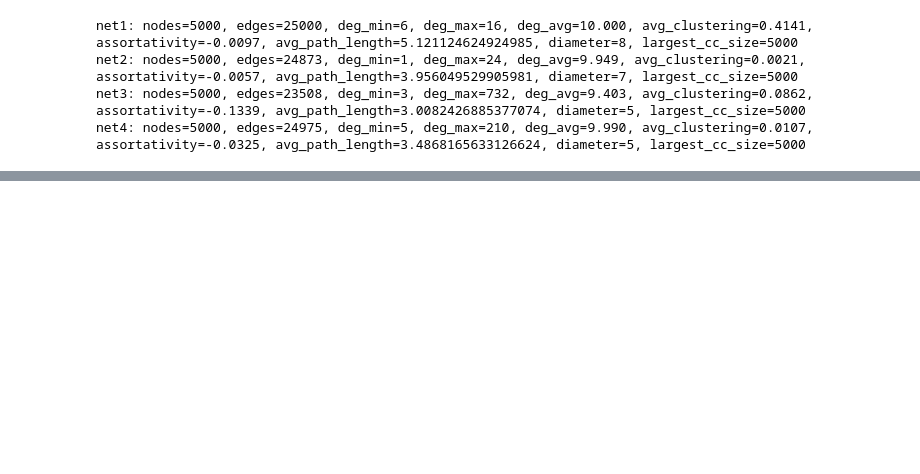
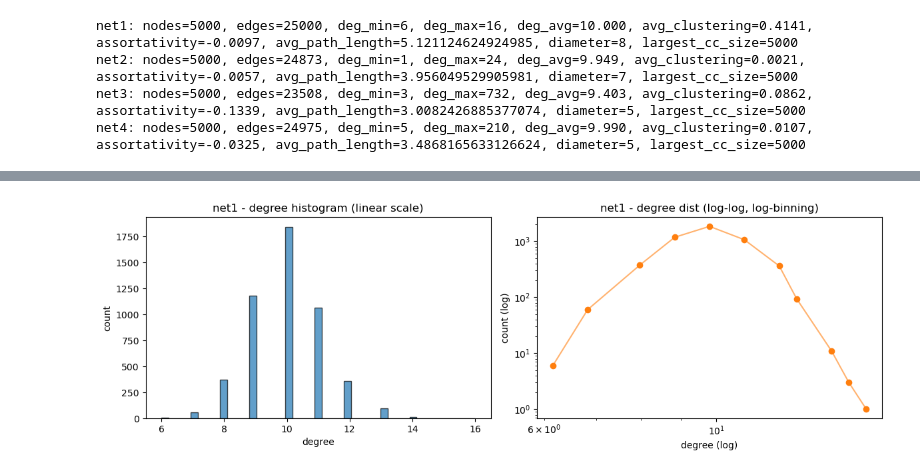
Before and after one commit to adrianrefe4/MHEDAS---CN-A1, a Jupyter notebook: GroupA_AATAB_REDONDO_A1.ipynb, the cells around one changed output, grey strips where cells are left out. Saved outputs shown, nothing was run; the diff lists cells and outputs as text; code cells hidden in the pictures; blank space fills up the shorter version.

```diff
--- a/GroupA_AATAB_REDONDO_A1.ipynb
+++ b/GroupA_AATAB_REDONDO_A1.ipynb
@@ -171,0 +178,96 @@ net4: nodes=5000, edges=24975, deg_min=5, deg_max=210, deg_avg=9.990, avg_cluste
+# %%
+import numpy as np
+from collections import Counter
+
+import matplotlib.pyplot as plt
+
+targets = [('net1', net1), ('net2', net2), ('net3', net3), ('net4', net4)]
+
+recommendations = {}
+
+for name, G in targets:
+    if G is None:
+        print(f"{name}: not loaded")
+        recommendations[name] = None
+        continue
+
+    degs = [d for _, d in G.degree()]
+    if len(degs) == 0:
+        print(f"{name}: no nodes")
+        recommendations[name] = None
+        continue
+
+    deg_min = max(1, min(degs))  # ensure >=1 for log-binning
+    deg_max = max(degs)
+    ratio = deg_max / deg_min if deg_min > 0 else np.inf
+
+    # Linear histogram
+    fig, axes = plt.subplots(1, 2, figsize=(12, 4))
+    axes[0].hist(degs, bins='auto', color='C0', edgecolor='k', alpha=0.7)
+    axes[0].set_title(f"{name} - degree histogram (linear scale)")
+    axes[0].set_xlabel("degree")
+    axes[0].set_ylabel("count")
+
+    # Log-log histogram with logarithmic binning
+    nbins = 20
+    bins = np.logspace(np.log10(deg_min), np.log10(max(deg_max, deg_min + 1)), nbins)
+    counts, edges = np.histogram(degs, bins=bins)
+    # compute bin centers as geometric mean
+    centers = np.sqrt(edges[:-1] * edges[1:])
+
+    # Plot on log-log
+    ax = axes[1]
+    nonzero = counts > 0
+    ax.scatter(centers[nonzero], counts[nonzero], color='C1')
+    ax.plot(centers[nonzero], counts[nonzero], linestyle='-', color='C1', alpha=0.6)
+    ax.set_xscale('log')
+    ax.set_yscale('log')
+    ax.set_xlabel("degree (log)")
+    ax.set_ylabel("count (log)")
+    ax.set_title(f"{name} - degree dist (log-log, log-binning)")
+
+    plt.tight_layout()
+    plt.show()
+
+    # Try a simple power-law fit on the log-binned nonzero bins
+    if nonzero.sum() >= 3:
+        x = np.log10(centers[nonzero])
+        y = np.log10(counts[nonzero])
+        coeffs = np.polyfit(x, y, 1)
+        slope, intercept = coeffs[0], coeffs[1]
+        # compute R^2
+        y_pred = np.polyval(coeffs, x)
+        ss_res = np.sum((y - y_pred) ** 2)
+        ss_tot = np.sum((y - np.mean(y)) ** 2)
+        r2 = 1 - ss_res / ss_tot if ss_tot > 0 else 0.0
+        alpha = -slope  # power-law p(k) ~ k^{-alpha}
+    else:
+        slope = intercept = r2 = np.nan
+        alpha = np.nan
+
+    # Heuristic recommendation: use log-log if heavy tail (ratio large) and fit is decent
+    use_log = (ratio >= 50 and not np.isnan(r2) and r2 >= 0.7) or (r2 >= 0.85)
+    recommended = "log-log (log-binning)" if use_log else "linear histogram"
+
+    recommendations[name] = {
+        "nodes": G.number_of_nodes(),
+        "edges": G.number_of_edges(),
+        "deg_min": min(degs),
+        "deg_max": max(degs),
+        "deg_avg": sum(degs) / len(degs),
+        "ratio_max_min": ratio,
+        "power_law_alpha_est": float(alpha) if not np.isnan(alpha) else None,
+        "power_law_r2": float(r2) if not np.isnan(r2) else None,
+        "recommended_representation": recommended
+    }
+
+# Print concise summary
+for name, rec in recommendations.items():
+    if rec is None:
+        continue
+    print(f"{name}: nodes={rec['nodes']}, edges={rec['edges']}, "
+          f"deg_min={rec['deg_min']}, deg_max={rec['deg_max']}, deg_avg={rec['deg_avg']:.3f}, "
+          f"ratio={rec['ratio_max_min']:.1f}, recommended={rec['recommended_representation']}, "
+          f"alpha_est={rec['power_law_alpha_est']}, r2={rec['power_law_r2']}")
+# %% [output]
+[figure, added]
```
Also changed, not shown: parts of 4 cells of this notebook.
